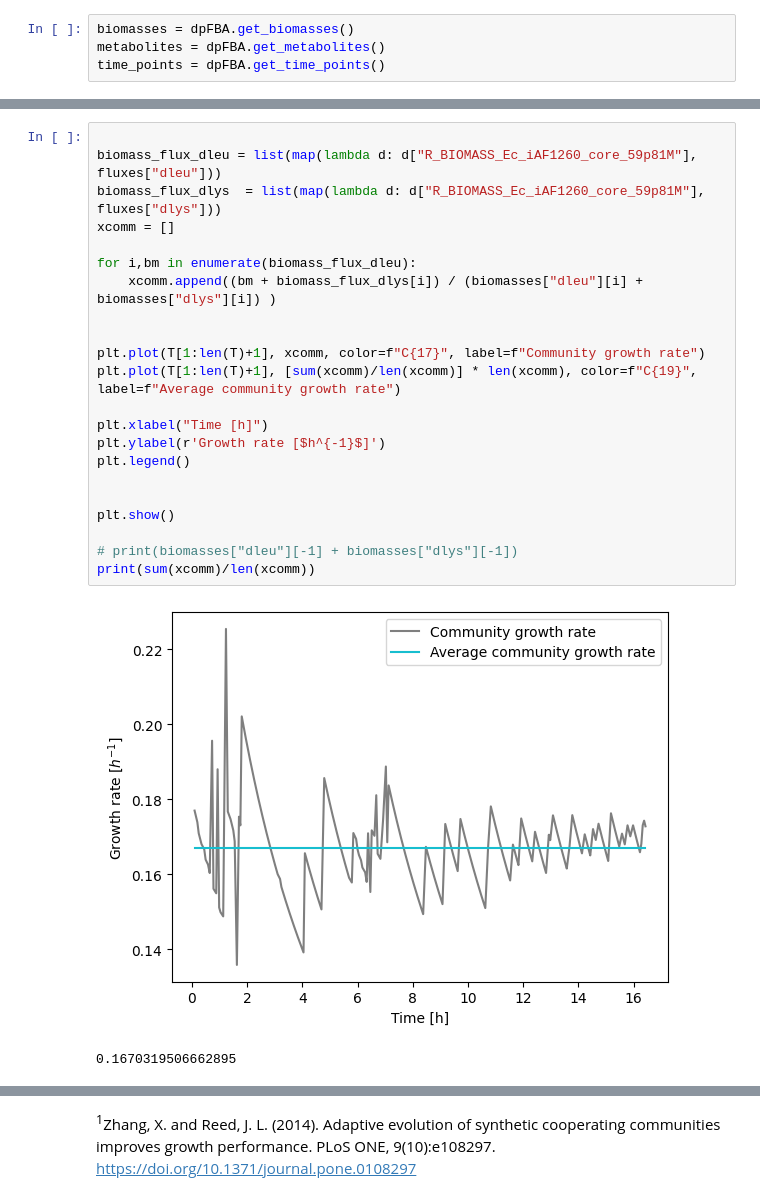
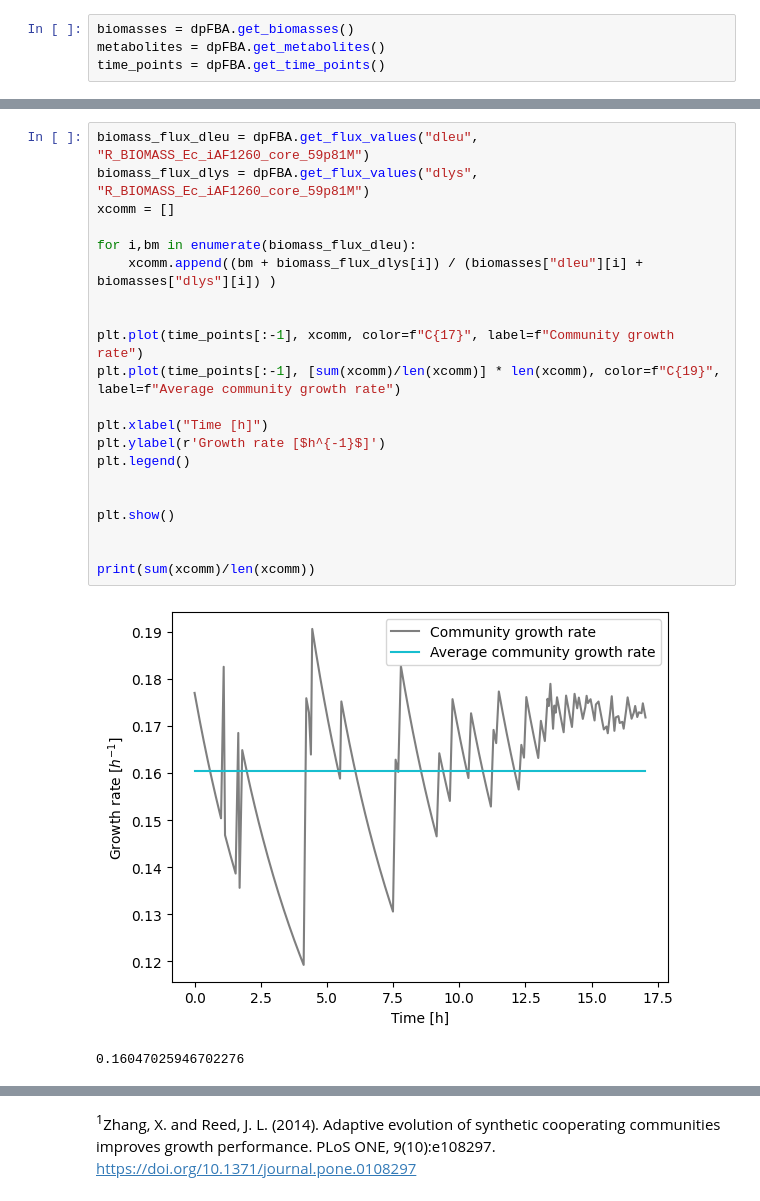
Before and after one commit to StevenWijnen/major_research_project_sysbio, a Jupyter notebook: results/code/ecoli/dpFBA_constrained.ipynb, the cells around one changed output, grey strips where cells are left out. Saved outputs shown, nothing was run; the diff lists cells and outputs as text.

```diff
--- a/results/code/ecoli/dpFBA_constrained.ipynb
+++ b/results/code/ecoli/dpFBA_constrained.ipynb
@@ -169,27 +188,26 @@ plot_fluxes(T, ["dleu", "dlys"], fluxes,biomasses, ["R_GLCtex_copy1", "R_GLCtex_
 # %%
-
-biomass_flux_dleu = list(map(lambda d: d["R_BIOMASS_Ec_iAF1260_core_59p81M"], fluxes["dleu"]))
-biomass_flux_dlys  = list(map(lambda d: d["R_BIOMASS_Ec_iAF1260_core_59p81M"], fluxes["dlys"]))
+biomass_flux_dleu = dpFBA.get_flux_values("dleu", "R_BIOMASS_Ec_iAF1260_core_59p81M")
+biomass_flux_dlys = dpFBA.get_flux_values("dlys", "R_BIOMASS_Ec_iAF1260_core_59p81M")
 xcomm = []
 
 for i,bm in enumerate(biomass_flux_dleu):
     xcomm.append((bm + biomass_flux_dlys[i]) / (biomasses["dleu"][i] + biomasses["dlys"][i]) )
 
 
-plt.plot(T[1:len(T)+1], xcomm, color=f"C{17}", label=f"Community growth rate")
-plt.plot(T[1:len(T)+1], [sum(xcomm)/len(xcomm)] * len(xcomm), color=f"C{19}", label=f"Average community growth rate")
+plt.plot(time_points[:-1], xcomm, color=f"C{17}", label=f"Community growth rate")
+plt.plot(time_points[:-1], [sum(xcomm)/len(xcomm)] * len(xcomm), color=f"C{19}", label=f"Average community growth rate")
 
 plt.xlabel("Time [h]")
 plt.ylabel(r'Growth rate [$h^{-1}$]')
 plt.legend()
 
 
 plt.show()
 
-# print(biomasses["dleu"][-1] + biomasses["dlys"][-1])
+
 print(sum(xcomm)/len(xcomm))
 # %% [output]
-[figure, old version]
+[figure, new version]
-0.1670319506662895
+0.16047025946702276
 # %%
 fls = [ v / biomasses["dleu"][t+1] for t,v in enumerate(biomasses["dlys"][1:])]
```
Also changed, not shown: parts of 18 cells of this notebook, 5 other files.
